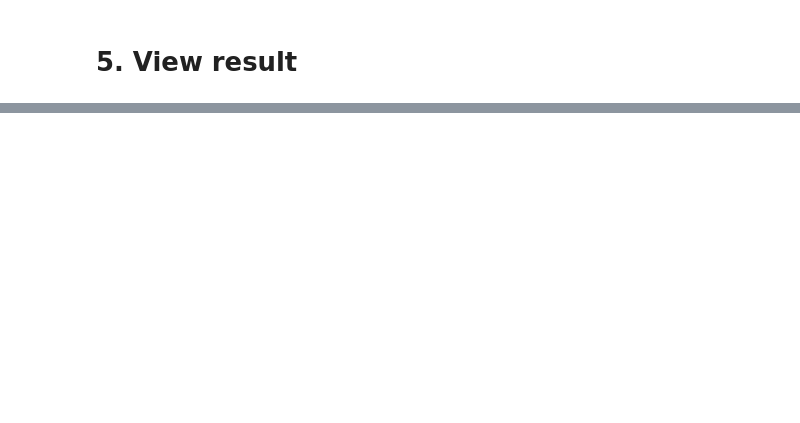
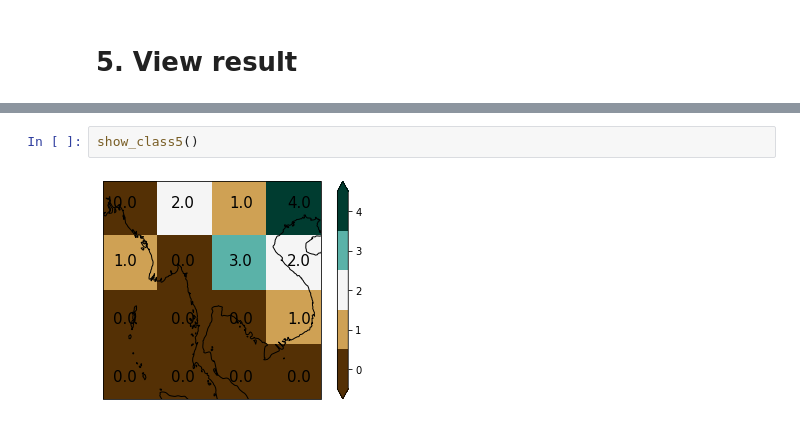
Before and after one commit to HalKiyo/ryzen5900_jupyter_test, a Jupyter notebook: test_workspace/pr_class/pr_thailand_class.ipynb, the cells around one changed output, grey strips where cells are left out. Saved outputs shown, nothing was run; the diff lists cells and outputs as text; blank space fills up the shorter version.

```diff
--- a/test_workspace/pr_class/pr_thailand_class.ipynb
+++ b/test_workspace/pr_class/pr_thailand_class.ipynb
@@ -169,0 +235,4 @@ def view():
+# %%
+show_class5()
+# %% [output]
+[figure, added]
```
Also changed, not shown: parts of 5 cells of this notebook.
